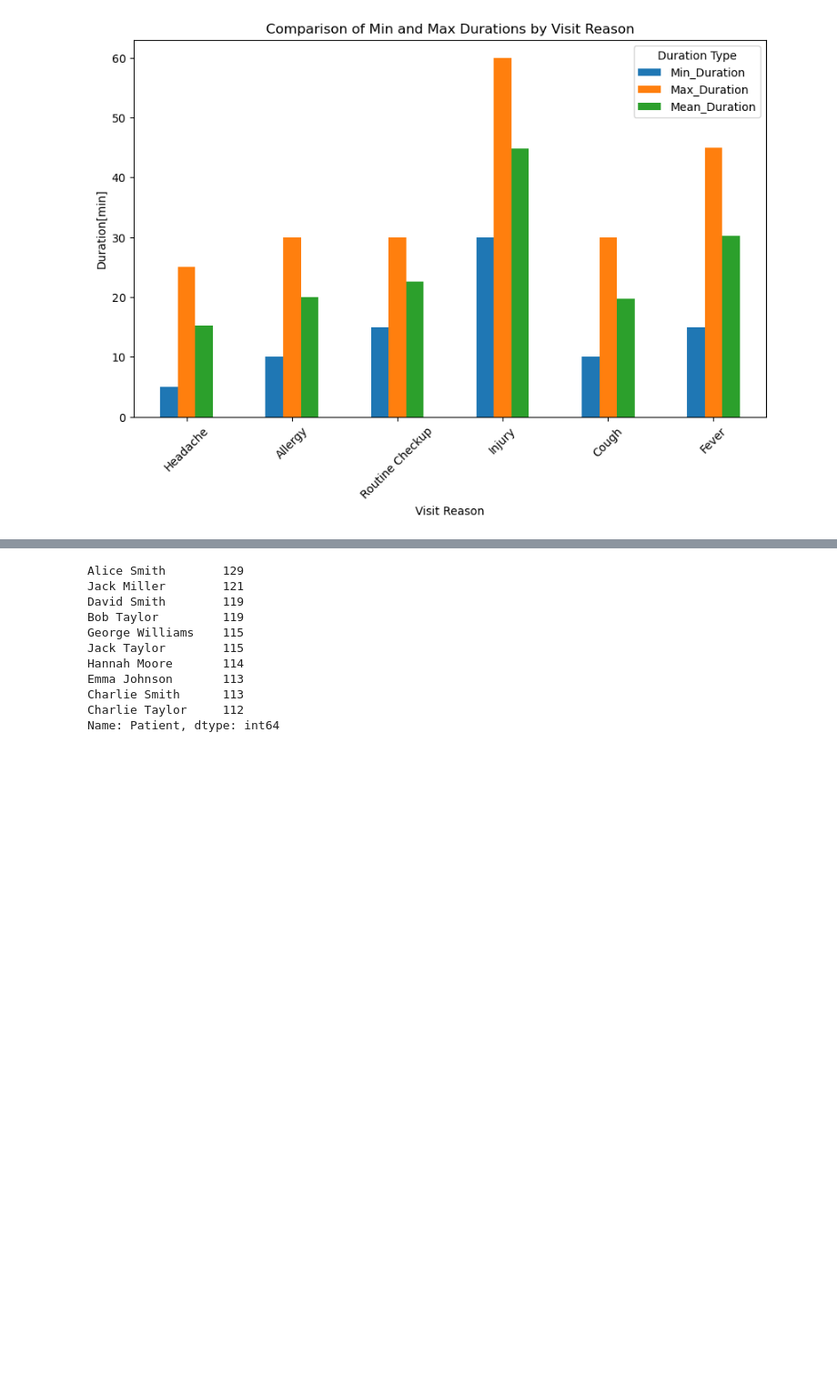
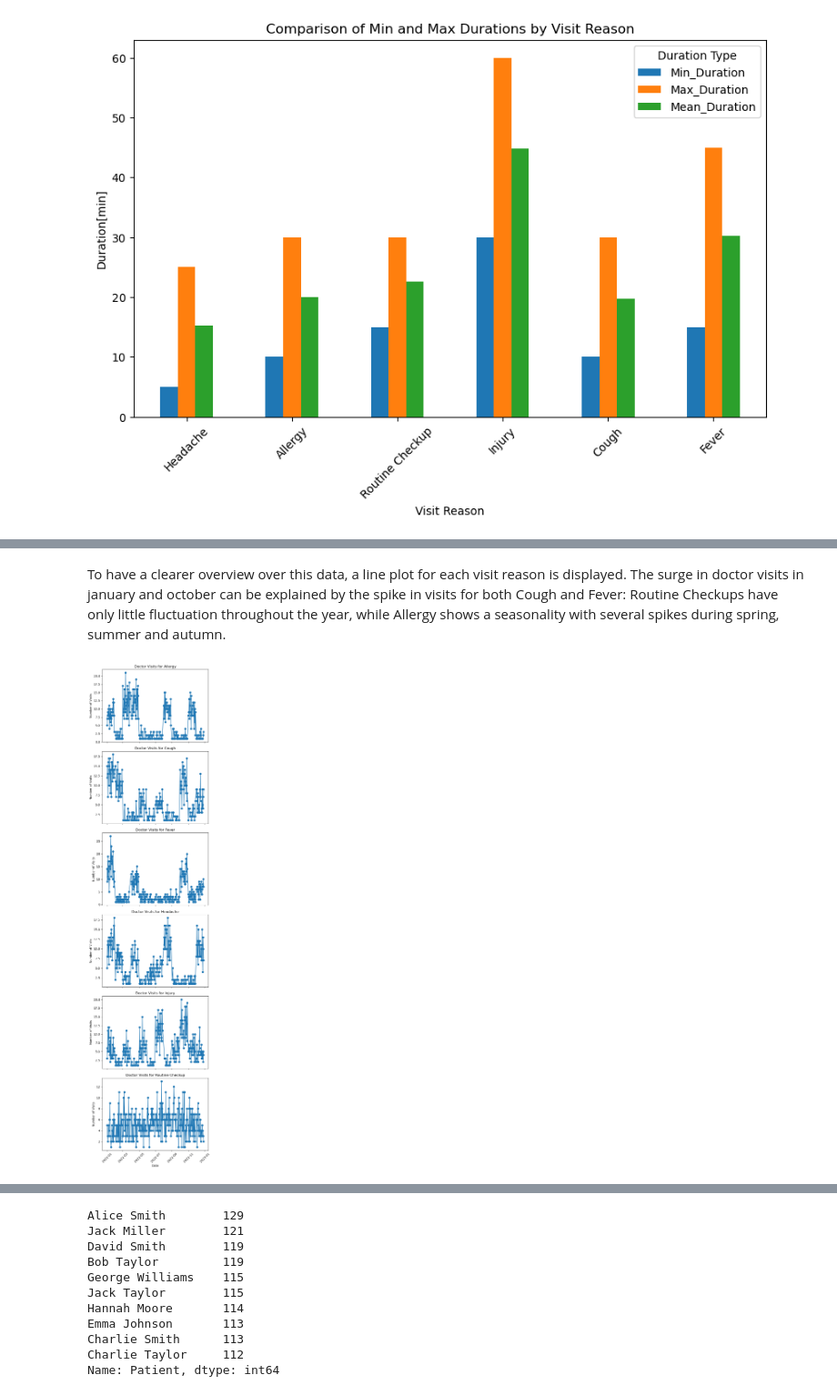
Before and after one commit to starshrimp/Pythobn_Assessment, a Jupyter notebook: data_wrangling_assignment.ipynb, the cells around one changed output, grey strips where cells are left out. Shown at 91% size. Cells and saved outputs as stored; diff of their text form; code cells hidden in the pictures; blank space fills up the shorter version.

```diff
--- a/data_wrangling_assignment.ipynb
+++ b/data_wrangling_assignment.ipynb
@@ -158,0 +221,21 @@ plt.show()
+# %% [markdown]
+To have a clearer overview over this data, a line plot for each visit reason is displayed. The surge in doctor visits in january and october can be explained by the spike in visits for both Cough and Fever: Routine Checkups have only little fluctuation throughout the year, while Allergy shows a seasonality with several spikes during spring, summer and autumn.
+# %%
+reason_counts = data.groupby('Visit_Reason').size()
+
+fig, axes = plt.subplots(6, 1, figsize=(6, 4 * 6), sharex=True)
+
+for idx, reason in enumerate("Allergy,Cough,Fever,Headache,Injury,Routine Checkup".split(",")):
+    reason_data = data[data['Visit_Reason'] == reason]
+    date_reason_counts = reason_data.groupby('Date').size().reset_index(name='Visit_Count')
+
+    axes[idx].plot(date_reason_counts['Date'], date_reason_counts['Visit_Count'], marker='o')
+    axes[idx].set_ylabel('Number of Visits')
+    axes[idx].set_title(f'Doctor Visits for {reason}')
+    axes[idx].tick_params(axis='x', rotation=45)
+
+plt.xlabel('Date')
+plt.tight_layout()
+plt.show()
+# %% [output]
+[figure, added]
```
Also changed, not shown: parts of 12 cells of this notebook, 2 other files.
